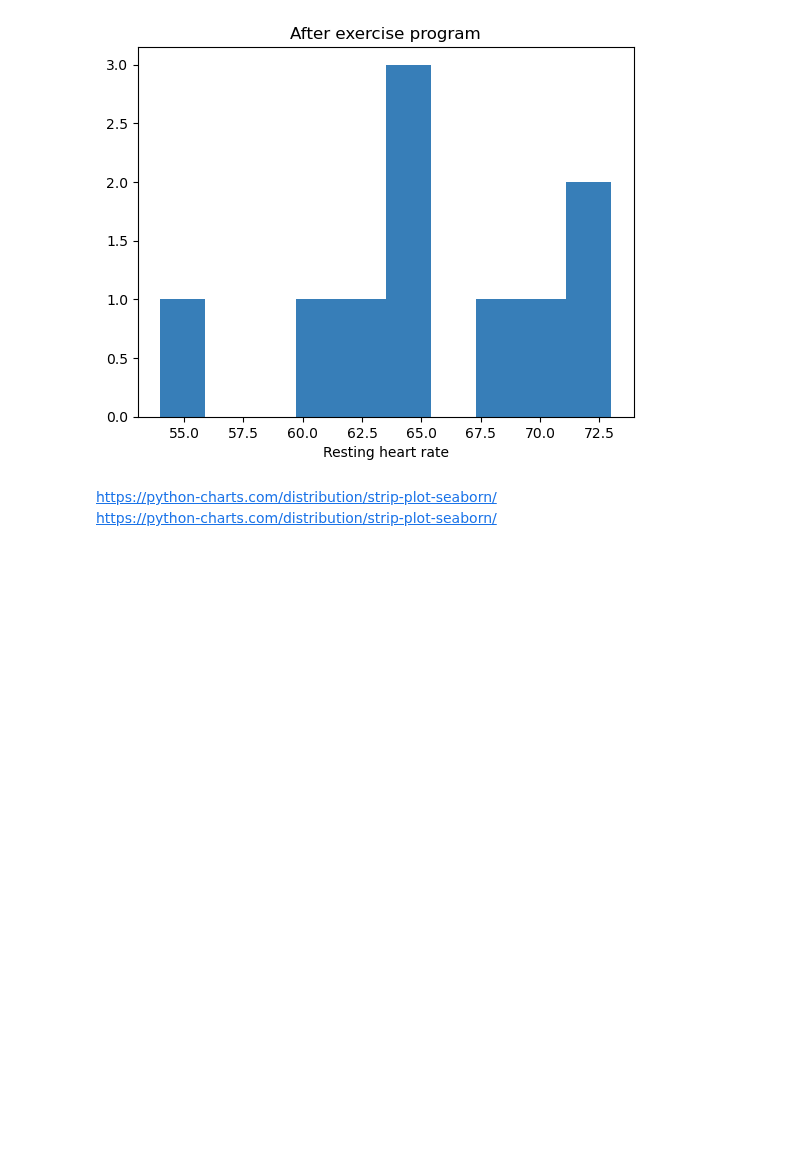
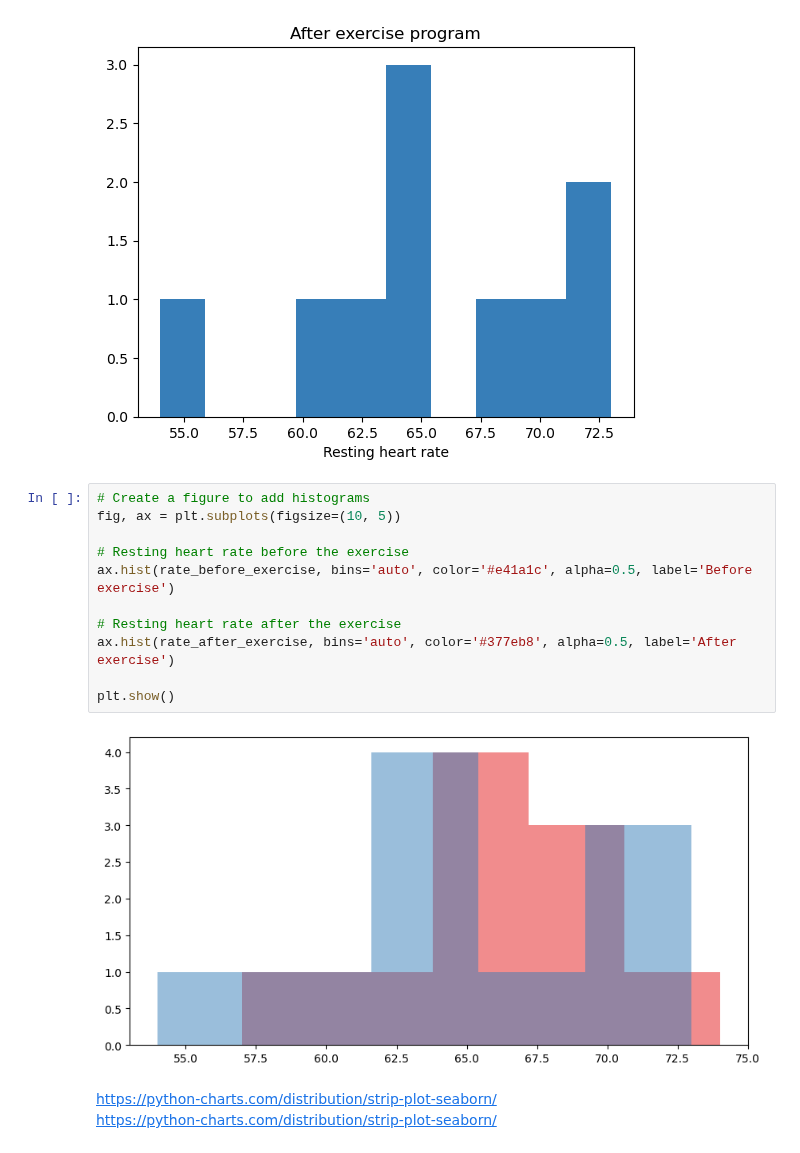
Before and after one commit to Tanja888/applied_statistics, a Jupyter notebook: tasks.ipynb, the cells around one changed output. Cells and saved outputs as stored; diff of their text form; blank space fills up the shorter version.

```diff
--- a/tasks.ipynb
+++ b/tasks.ipynb
@@ -361,6 +361,19 @@ plt.title("After exercise program")
 # %% [output]
 Text(0.5, 1.0, 'After exercise program')
 [figure]
+# %%
+# Create a figure to add histograms
+fig, ax = plt.subplots(figsize=(10, 5))
+
+# Resting heart rate before the exercise
+ax.hist(rate_before_exercise, bins='auto', color='#e41a1c', alpha=0.5, label='Before exercise')
+
+# Resting heart rate after the exercise
+ax.hist(rate_after_exercise, bins='auto', color='#377eb8', alpha=0.5, label='After exercise')
+
+plt.show()
+# %% [output]
+[figure, added]
 # %% [markdown]
 https://python-charts.com/distribution/strip-plot-seaborn/
 https://python-charts.com/distribution/strip-plot-seaborn/
```
Also changed, not shown: parts of 11 cells of this notebook.
